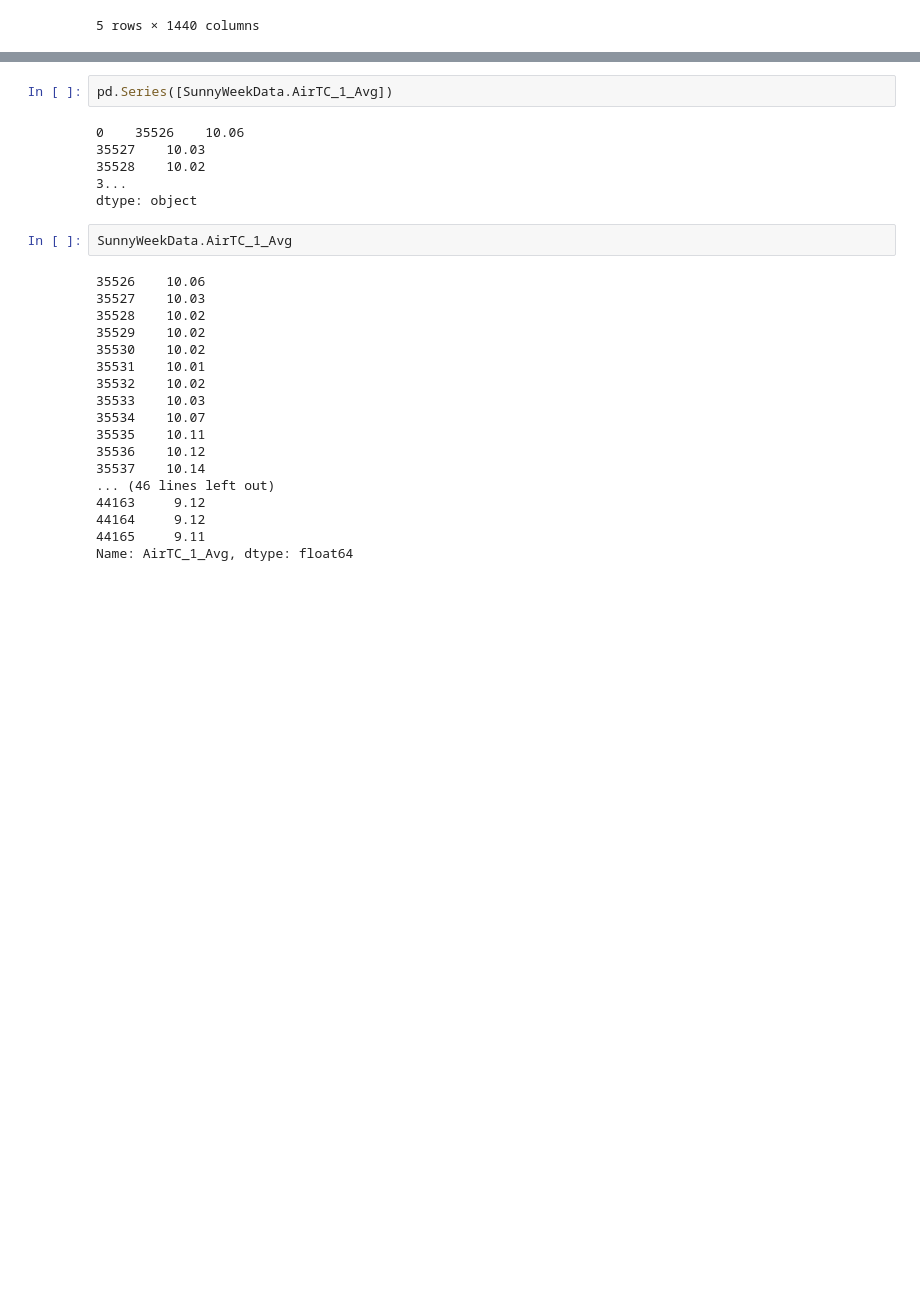
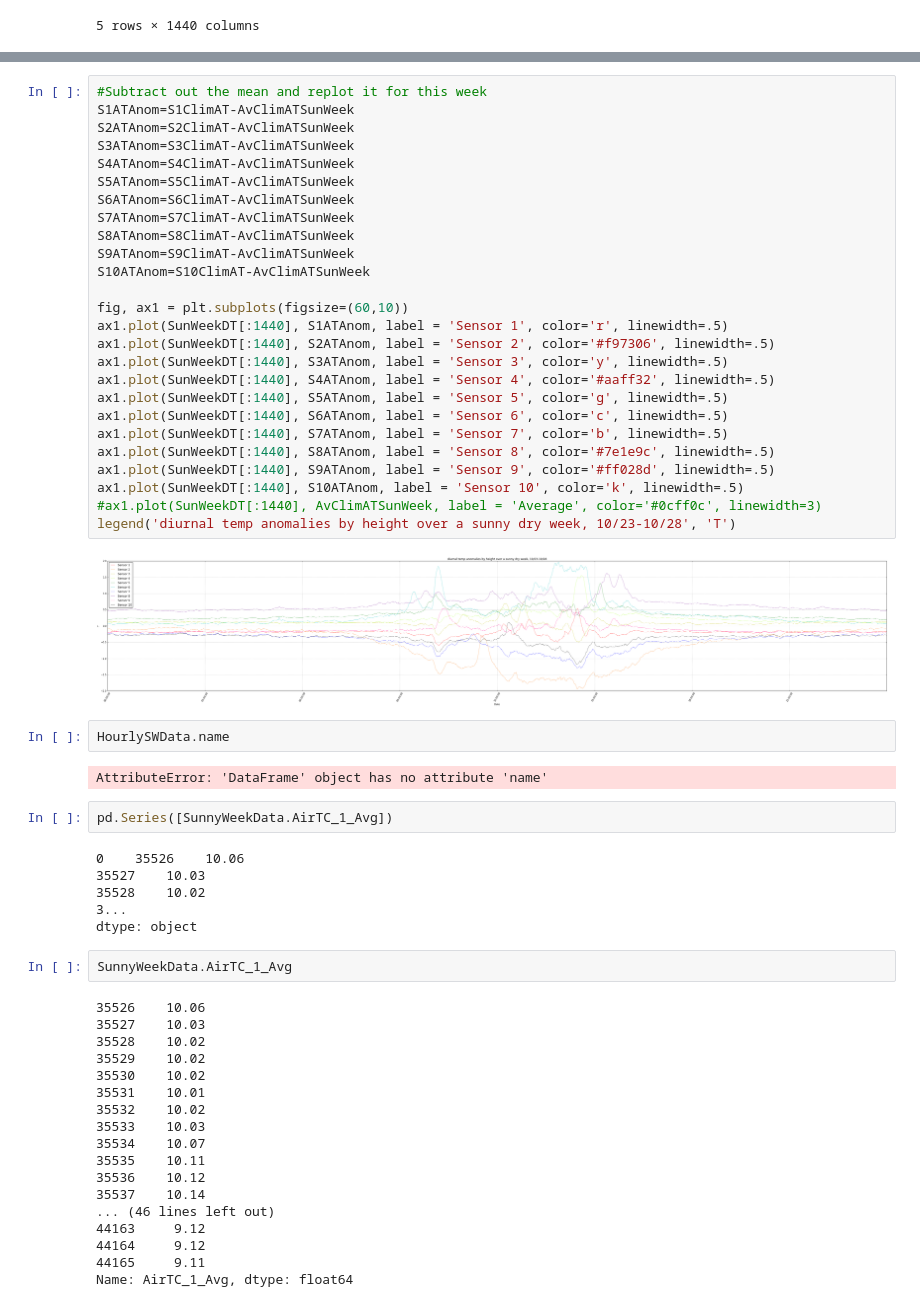
Before and after one commit to tebilir/CZO, a Jupyter notebook: South Side environmental analysis/Code/CS215 climatology.ipynb, the cells around one changed output, grey strips where cells are left out. Cells and saved outputs as stored; diff of their text form; blank space fills up the shorter version.

```diff
--- a/South Side environmental analysis/Code/CS215 climatology.ipynb
+++ b/South Side environmental analysis/Code/CS215 climatology.ipynb
@@ -224,3 +323,35 @@ pandas.core.series.Series
+# %%
+#Subtract out the mean and replot it for this week
+S1ATAnom=S1ClimAT-AvClimATSunWeek
+S2ATAnom=S2ClimAT-AvClimATSunWeek
+S3ATAnom=S3ClimAT-AvClimATSunWeek
+S4ATAnom=S4ClimAT-AvClimATSunWeek
+S5ATAnom=S5ClimAT-AvClimATSunWeek
+S6ATAnom=S6ClimAT-AvClimATSunWeek
+S7ATAnom=S7ClimAT-AvClimATSunWeek
+S8ATAnom=S8ClimAT-AvClimATSunWeek
+S9ATAnom=S9ClimAT-AvClimATSunWeek
+S10ATAnom=S10ClimAT-AvClimATSunWeek
+
+fig, ax1 = plt.subplots(figsize=(60,10))
+ax1.plot(SunWeekDT[:1440], S1ATAnom, label = 'Sensor 1', color='r', linewidth=.5)
+ax1.plot(SunWeekDT[:1440], S2ATAnom, label = 'Sensor 2', color='#f97306', linewidth=.5)
+ax1.plot(SunWeekDT[:1440], S3ATAnom, label = 'Sensor 3', color='y', linewidth=.5)
+ax1.plot(SunWeekDT[:1440], S4ATAnom, label = 'Sensor 4', color='#aaff32', linewidth=.5)
+ax1.plot(SunWeekDT[:1440], S5ATAnom, label = 'Sensor 5', color='g', linewidth=.5)
+ax1.plot(SunWeekDT[:1440], S6ATAnom, label = 'Sensor 6', color='c', linewidth=.5)
+ax1.plot(SunWeekDT[:1440], S7ATAnom, label = 'Sensor 7', color='b', linewidth=.5)
+ax1.plot(SunWeekDT[:1440], S8ATAnom, label = 'Sensor 8', color='#7e1e9c', linewidth=.5)
+ax1.plot(SunWeekDT[:1440], S9ATAnom, label = 'Sensor 9', color='#ff028d', linewidth=.5)
+ax1.plot(SunWeekDT[:1440], S10ATAnom, label = 'Sensor 10', color='k', linewidth=.5)
+#ax1.plot(SunWeekDT[:1440], AvClimATSunWeek, label = 'Average', color='#0cff0c', linewidth=3)
+legend('diurnal temp anomalies by height over a sunny dry week, 10/23-10/28', 'T')
+# %% [output]
+[figure, added]
+# %%
+HourlySWData.name
+# %% [output]
+AttributeError: 'DataFrame' object has no attribute 'name'
 # %%
 pd.Series([SunnyWeekData.AirTC_1_Avg])
 # %% [output]
```
Also changed, not shown: parts of 7 cells of this notebook.
